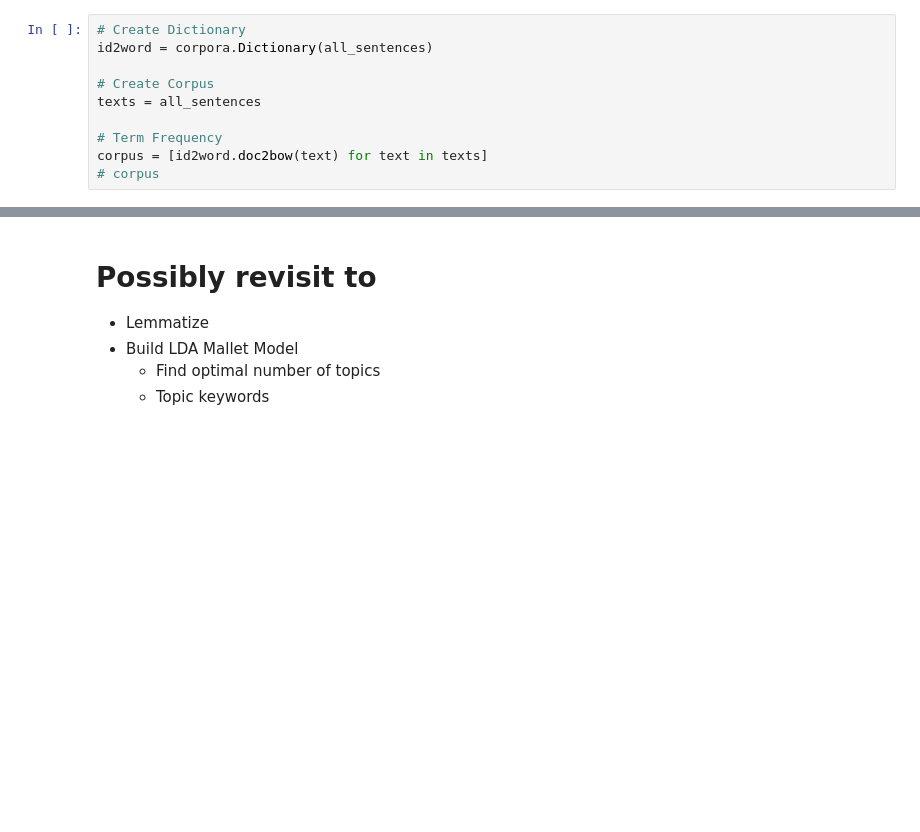
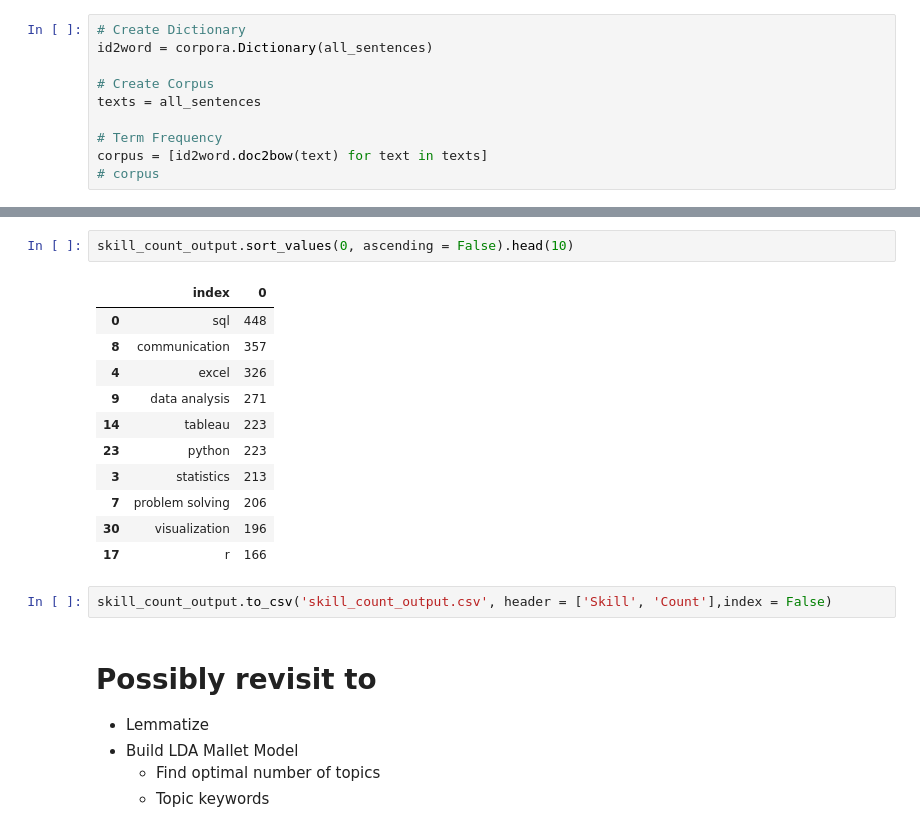
Before and after one commit to kodingwithkelly/GlassdoorProj, a Jupyter notebook: Glassdoor_NLP.ipynb, the cells around one changed output, grey strips where cells are left out. Saved outputs shown, nothing was run; the diff lists cells and outputs as text; blank space fills up the shorter version.

```diff
--- a/Glassdoor_NLP.ipynb
+++ b/Glassdoor_NLP.ipynb
@@ -166,3 +297,19 @@ topic
+# %%
+skill_count_output.sort_values(0, ascending = False).head(10)
+# %% [output]
+|  | index | 0 |
+| 0 | sql | 448 |
+| 8 | communication | 357 |
+| 4 | excel | 326 |
+| 9 | data analysis | 271 |
+| 14 | tableau | 223 |
+| 23 | python | 223 |
+| 3 | statistics | 213 |
+| 7 | problem solving | 206 |
+| 30 | visualization | 196 |
+| 17 | r | 166 |
+# %%
+skill_count_output.to_csv('skill_count_output.csv', header = ['Skill', 'Count'],index = False)
 # %% [markdown]
 # Possibly revisit to
 * Lemmatize
```
Also changed, not shown: parts of 32 cells of this notebook, 3 other files.
